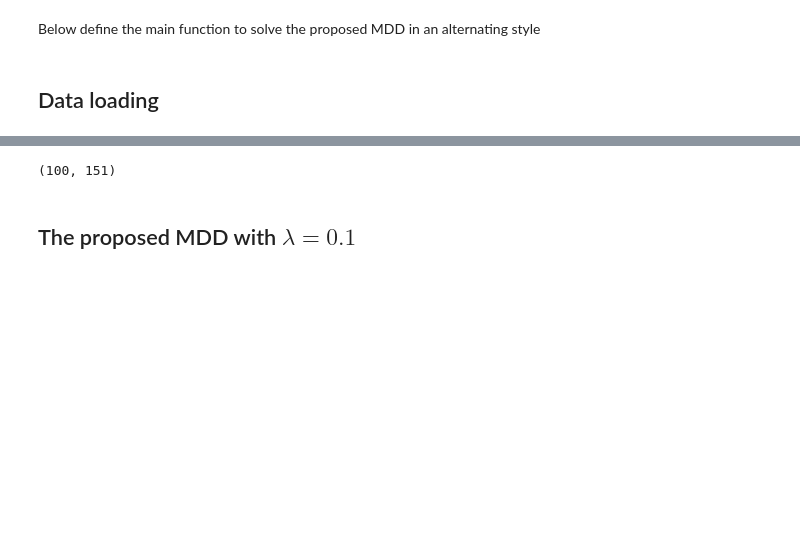
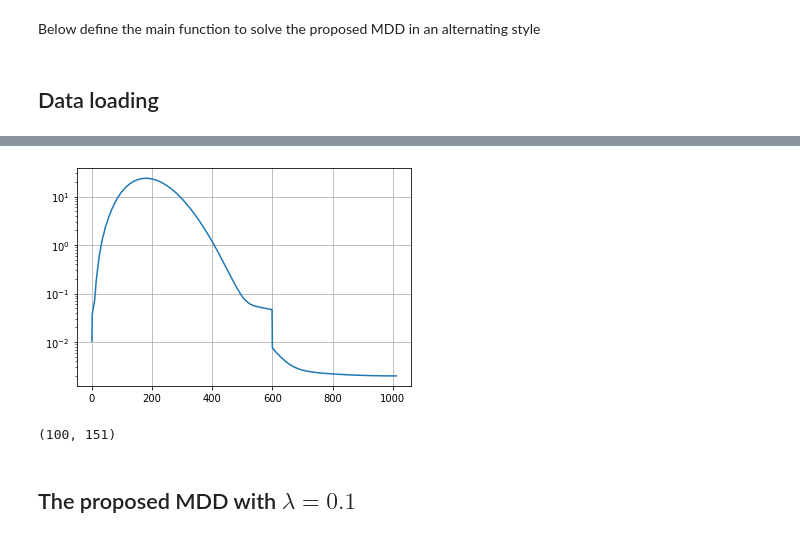
Before and after one commit to DIG-Kaust/LowRankFactMDD, a Jupyter notebook: notebooks/SeamSubsalt-sparseShots.ipynb, the cells around one changed output, grey strips where cells are left out. Cells and saved outputs as stored; diff of their text form; code cells hidden in the pictures; blank space fills up the shorter version.

```diff
--- a/notebooks/SeamSubsalt-sparseShots.ipynb
+++ b/notebooks/SeamSubsalt-sparseShots.ipynb
@@ -185,3 +212,10 @@ plt.grid()
+# %%
+# ifstart and ifend can be determined from the figure below.
+plt.yscale("log")
+plt.plot(energy)
+plt.grid()
+# %% [output]
+[figure, added]
 # %%
 ns, nr = pdown_f[0].shape
 nk = nr//6
```
Also changed, not shown: parts of 9 cells of this notebook, 1 other file.
